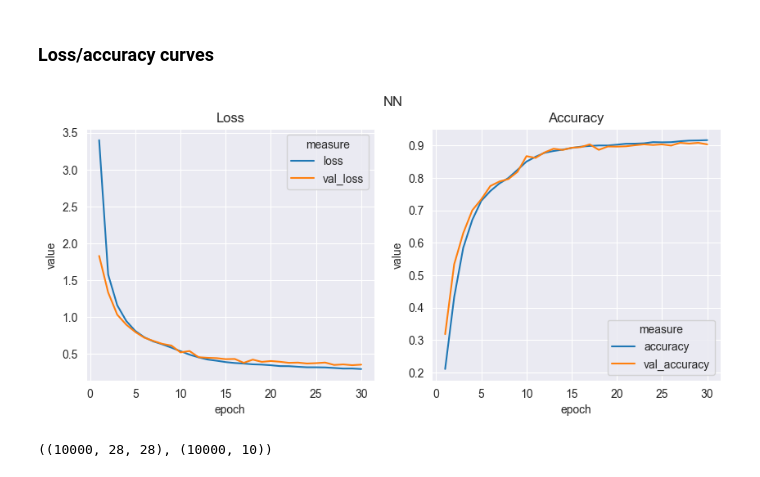
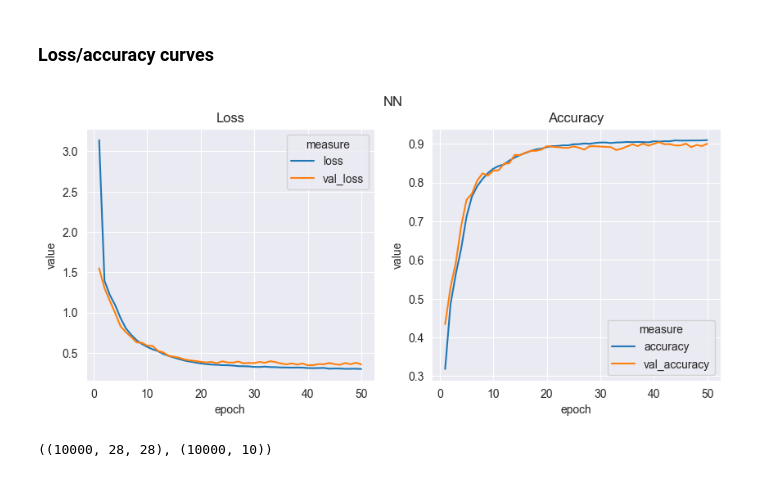
Before and after one commit to LUMC/EfDS, a Jupyter notebook: 13_ml/keras.ipynb, the cells around one changed output. Saved outputs shown, nothing was run; the diff lists cells and outputs as text; code cells hidden in the pictures.

Commit message:
resolved ml_util unknown method

```diff
--- a/13_ml/keras.ipynb
+++ b/13_ml/keras.ipynb
@@ -260,7 +258,7 @@ history = model.fit(
     y_train_oh,
     validation_data=(x_test, y_test_oh),
     batch_size=128,
-    epochs=30,
+    epochs=50,
     validation_split=0.0,
     shuffle=True,
     verbose=1
@@ -268,10 +266,9 @@ history = model.fit(
 # %% [markdown]
 ### Loss/accuracy curves
 # %%
-prf = ml_utils3.Profile(history)
-prf.plot0()
+Profile(history).plot0()
 # %% [output]
-[figure, old version]
+[figure, new version]
 # %%
 # fit
 # history = model.fit(x_train, y_train_oh,validation_data=(x_test,y_test_oh), epochs=10, batch_size=128, verbose=1)
```
Also changed, not shown: parts of 8 cells of this notebook, 1 other file.
